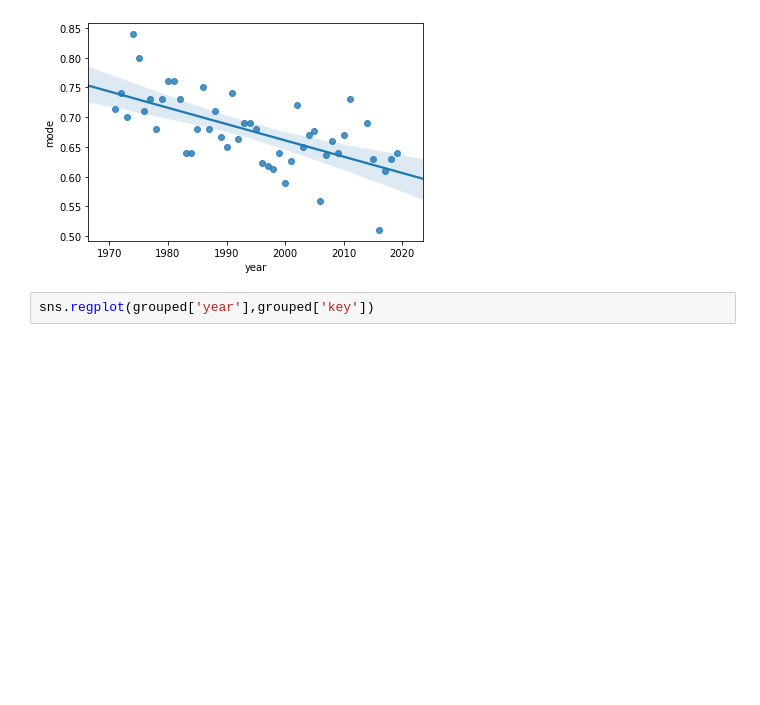
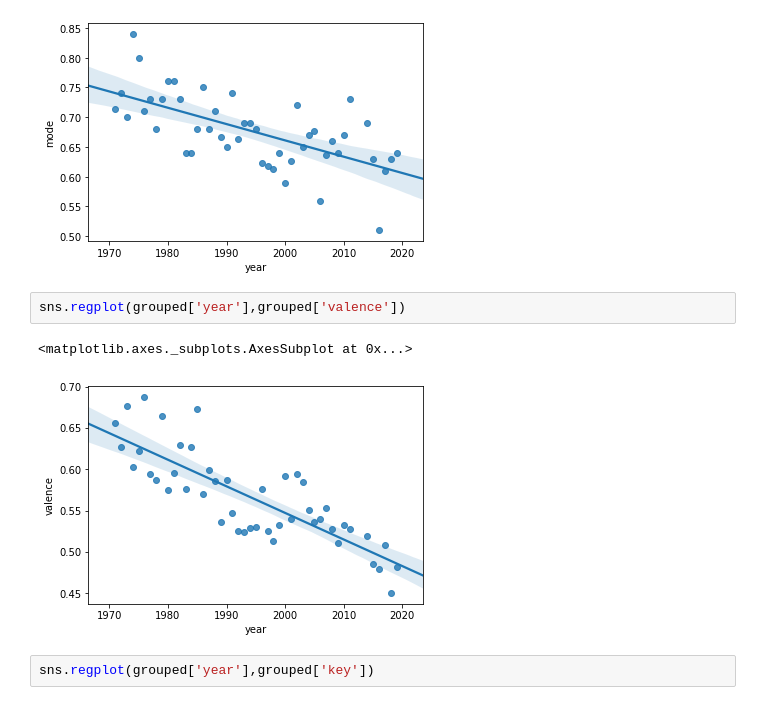
Before and after one commit to noahgriff99/320-Final-Project, a Jupyter notebook: BillboardNSpotify.ipynb, the cells around one changed output. Cells and saved outputs as stored; diff of their text form; blank space fills up the shorter version.

```diff
--- a/BillboardNSpotify.ipynb
+++ b/BillboardNSpotify.ipynb
@@ -483,6 +483,11 @@ sns.regplot(grouped['year'],grouped['mode'])
 # %% [output]
 <matplotlib.axes._subplots.AxesSubplot at 0x...>
 [figure]
+# %%
+sns.regplot(grouped['year'],grouped['valence'])
+# %% [output]
+<matplotlib.axes._subplots.AxesSubplot at 0x...>
+[figure, added]
 # %%
 sns.regplot(grouped['year'],grouped['key'])
 # %% [output]
```
Also changed, not shown: parts of 1 cell of this notebook, 1 other file.
